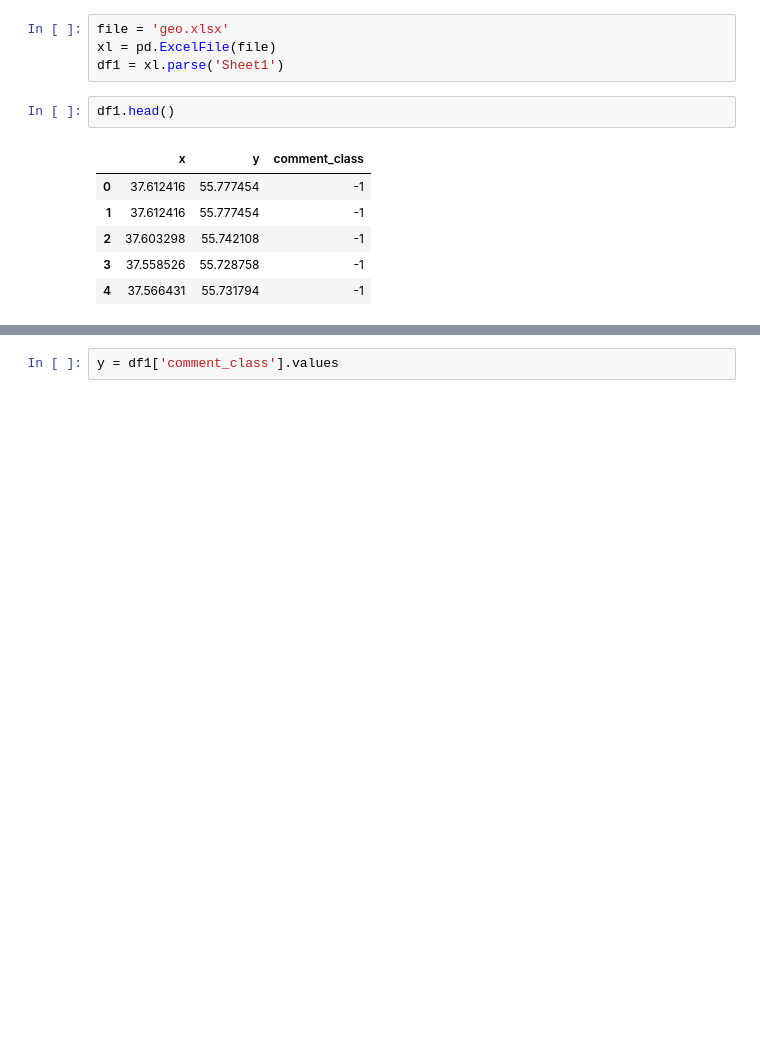
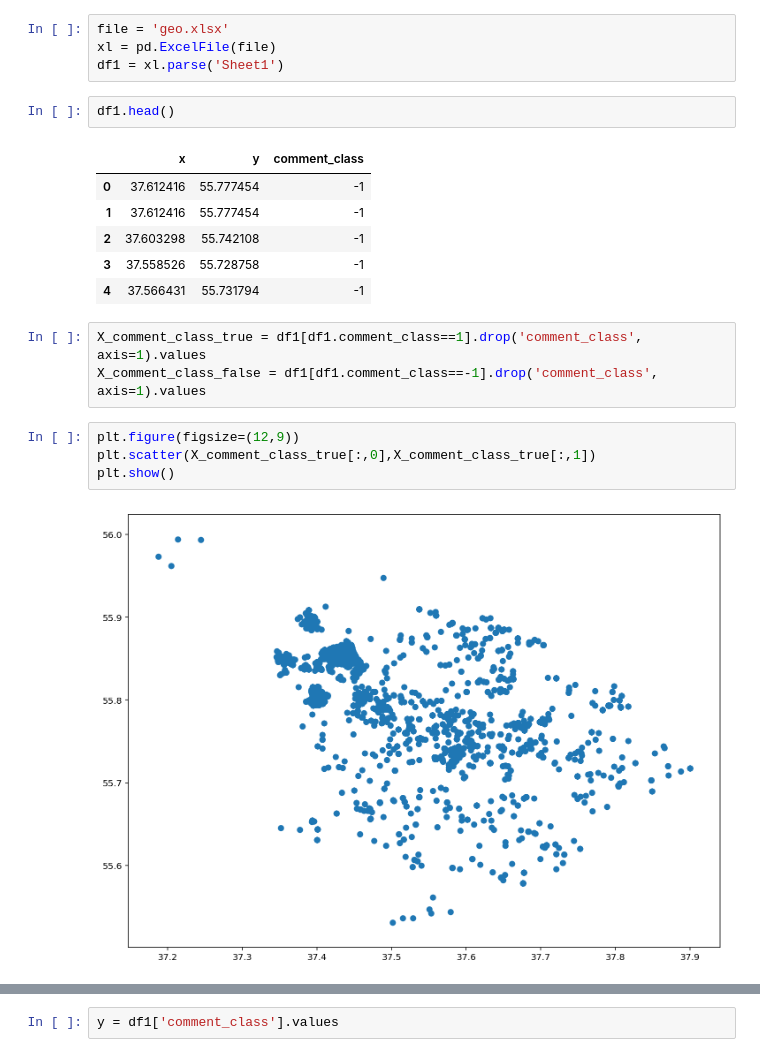
Before and after one commit to AlsuSh/clustering_dz, a Jupyter notebook: dz3.ipynb, the cells around one changed output, grey strips where cells are left out. Drawn from its saved outputs; the diff is of its cells as text; blank space fills up the shorter version.

```diff
--- a/dz3.ipynb
+++ b/dz3.ipynb
@@ -24,3 +24,12 @@ df1.head()
 | 2 | 37.603298 | 55.742108 | -1 |
 | 3 | 37.558526 | 55.728758 | -1 |
 | 4 | 37.566431 | 55.731794 | -1 |
+# %%
+X_comment_class_true = df1[df1.comment_class==1].drop('comment_class', axis=1).values
+X_comment_class_false = df1[df1.comment_class==-1].drop('comment_class', axis=1).values
+# %%
+plt.figure(figsize=(12,9))
+plt.scatter(X_comment_class_true[:,0],X_comment_class_true[:,1])
+plt.show()
+# %% [output]
+[figure, added]
```
Also changed, not shown: parts of 17 cells of this notebook.
